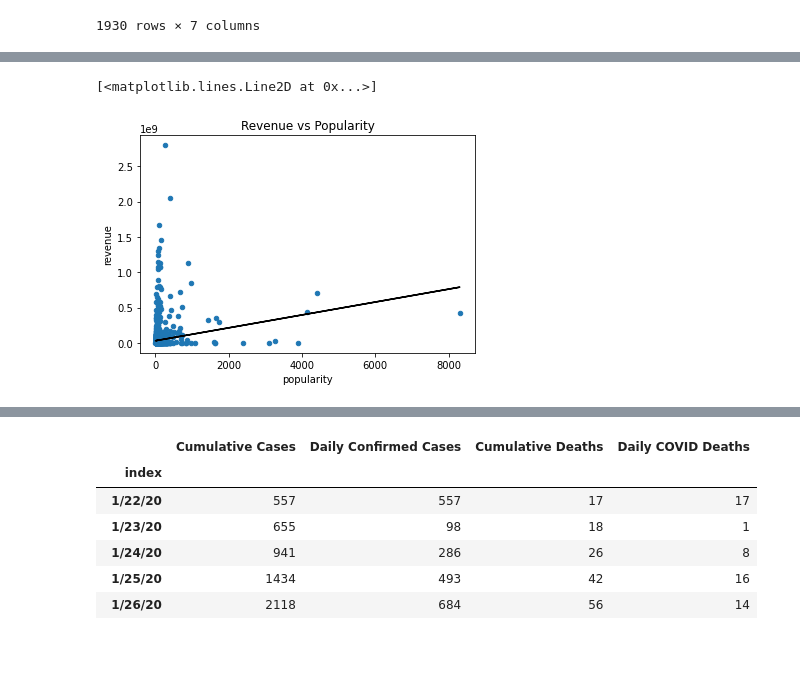
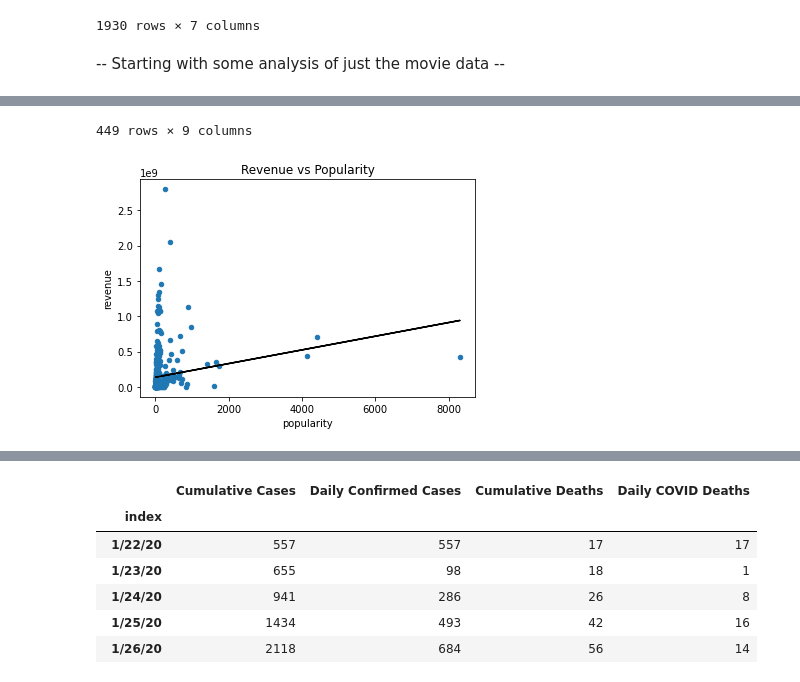
Before and after one commit to stan-GH/final-tutorial, a Jupyter notebook: final_tutorial.ipynb, the cells around one changed output, grey strips where cells are left out. Cells and saved outputs as stored; diff of their text form; code cells hidden in the pictures; blank space fills up the shorter version.

```diff
--- a/final_tutorial.ipynb
+++ b/final_tutorial.ipynb
@@ -36,7 +36,12 @@ moviesDF
 | 1928 | Hypnotic | 2021-10-27 | 349.019 | 6.2 | 248 | 0 | 0 |
 | 1929 | Friendzone | 2021-09-29 | 35.510 | 6.4 | 116 | 0 | 0 |
 1930 rows × 7 columns
+# %% [markdown]
+-- Starting with some analysis of just the movie data --
 # %%
+# Minor cleaning, remove movies with any 0s (generally these are unreleased movies)
+moviesDF = moviesDF.loc[(moviesDF!=0).all(axis=1)]
+
 # Plot popularity against revenue
 ax1 = moviesDF.plot.scatter(x='popularity', y='revenue')
 ax1.set_title("Revenue vs Popularity")
@@ -49,4 +54,6 @@ m, b = np.polyfit(popularityCol, revenueCol, deg=1)
 
 # Plot regression line
 ax1.plot(popularityCol, m*popularityCol + b, color="black")
+
+moviesDF
 # %% [output]
@@ -53,2 +72,2 @@ ax1.plot(popularityCol, m*popularityCol + b, color="black")
-[<matplotlib.lines.Line2D at 0x...>]
+449 rows × 9 columns
-[figure, old version]
+[figure, new version]
```
Also changed, not shown: parts of 3 cells of this notebook.
